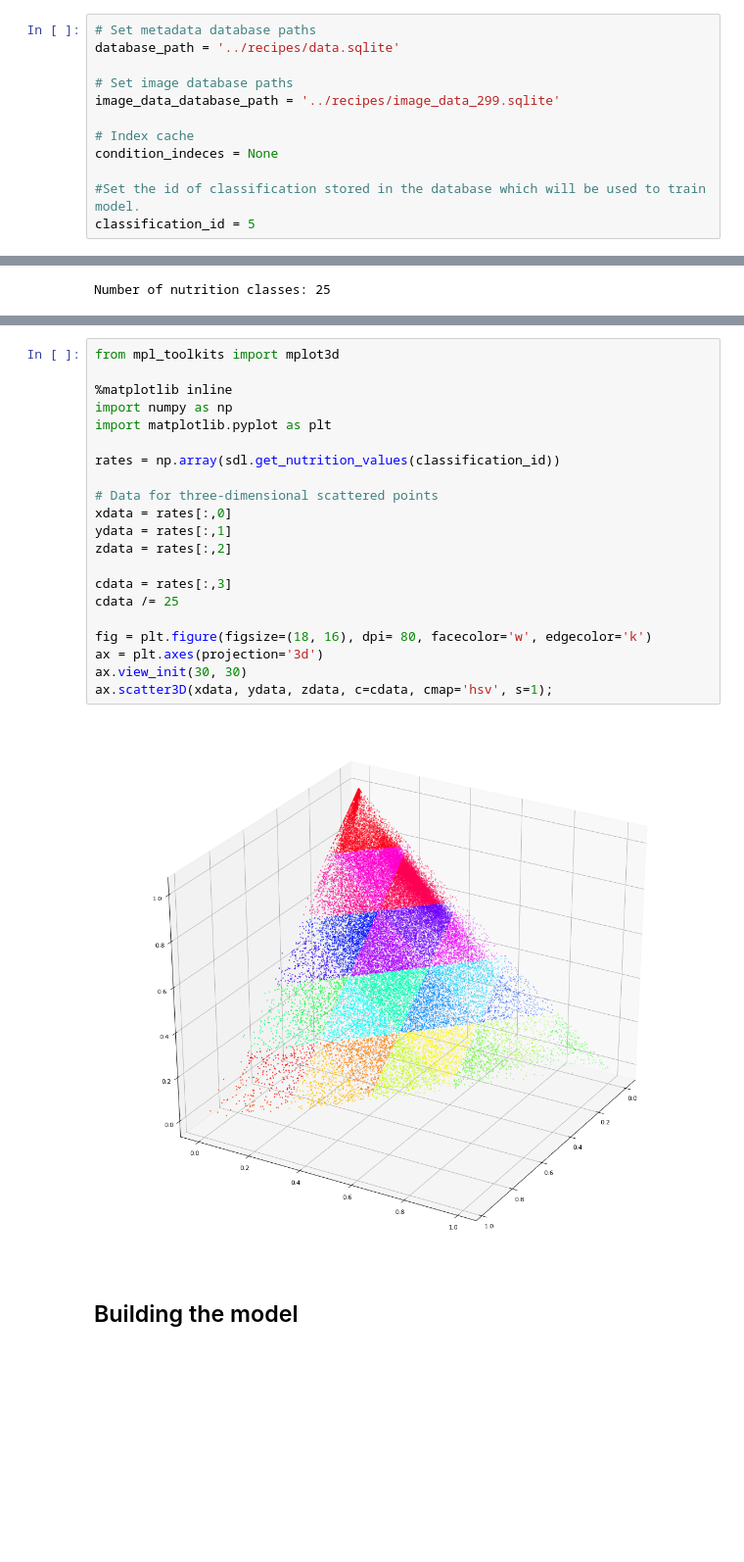
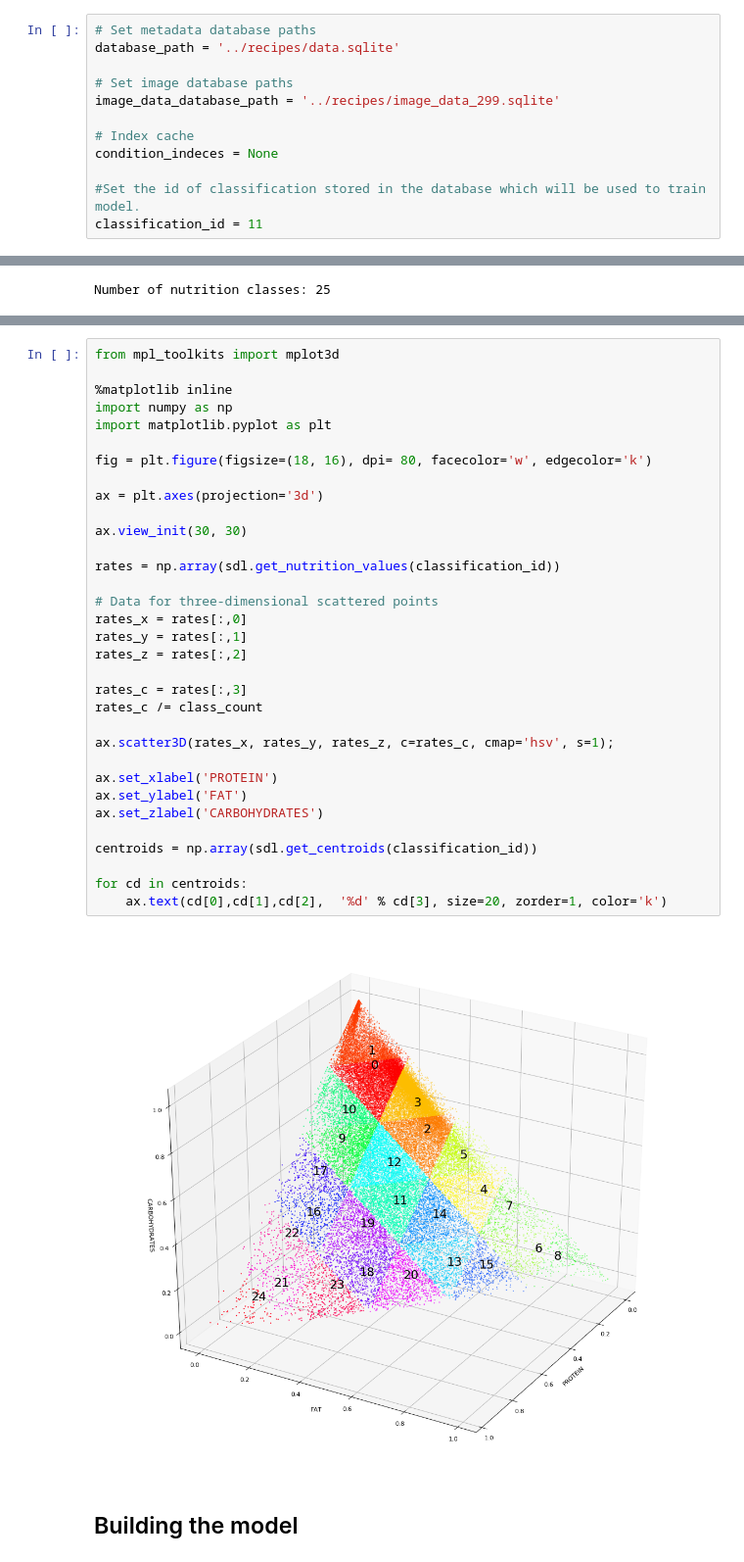
Before and after one commit to aleksas/food_nutrition_classifier, a Jupyter notebook: recipes.ipynb, the cells around one changed output, grey strips where cells are left out. Shown at 98% size. Cells and saved outputs as stored; diff of their text form; blank space fills up the shorter version.

Commit message:
Updated recipe classification visualizetion.

```diff
--- a/recipes.ipynb
+++ b/recipes.ipynb
@@ -24,7 +30,7 @@ image_data_database_path = '../recipes/image_data_299.sqlite'
 condition_indeces = None
 
 #Set the id of classification stored in the database which will be used to train model.
-classification_id = 5
+classification_id = 11
 # %% [markdown]
 ### Training parameters
 # %%
@@ -125,26 +134,38 @@ Visualize recipe classification
 # %%
 from mpl_toolkits import mplot3d
 
 %matplotlib inline
 import numpy as np
 import matplotlib.pyplot as plt
 
+fig = plt.figure(figsize=(18, 16), dpi= 80, facecolor='w', edgecolor='k')
+
+ax = plt.axes(projection='3d')
+
+ax.view_init(30, 30)
+
 rates = np.array(sdl.get_nutrition_values(classification_id))
 
 # Data for three-dimensional scattered points
-xdata = rates[:,0]
-ydata = rates[:,1]
-zdata = rates[:,2]
+rates_x = rates[:,0]
+rates_y = rates[:,1]
+rates_z = rates[:,2]
 
-cdata = rates[:,3]
-cdata /= 25
+rates_c = rates[:,3]
+rates_c /= class_count
 
-fig = plt.figure(figsize=(18, 16), dpi= 80, facecolor='w', edgecolor='k')
-ax = plt.axes(projection='3d')
-ax.view_init(30, 30)
-ax.scatter3D(xdata, ydata, zdata, c=cdata, cmap='hsv', s=1);
+ax.scatter3D(rates_x, rates_y, rates_z, c=rates_c, cmap='hsv', s=1);
+
+ax.set_xlabel('PROTEIN')
+ax.set_ylabel('FAT')
+ax.set_zlabel('CARBOHYDRATES')
+
+centroids = np.array(sdl.get_centroids(classification_id))
+
+for cd in centroids:
+    ax.text(cd[0],cd[1],cd[2],  '%d' % cd[3], size=20, zorder=1, color='k')
 # %% [output]
-[figure, old version]
+[figure, new version]
 # %% [markdown]
 ## Building the model
 # %%
```
Also changed, not shown: parts of 10 cells of this notebook, 2 other files.
